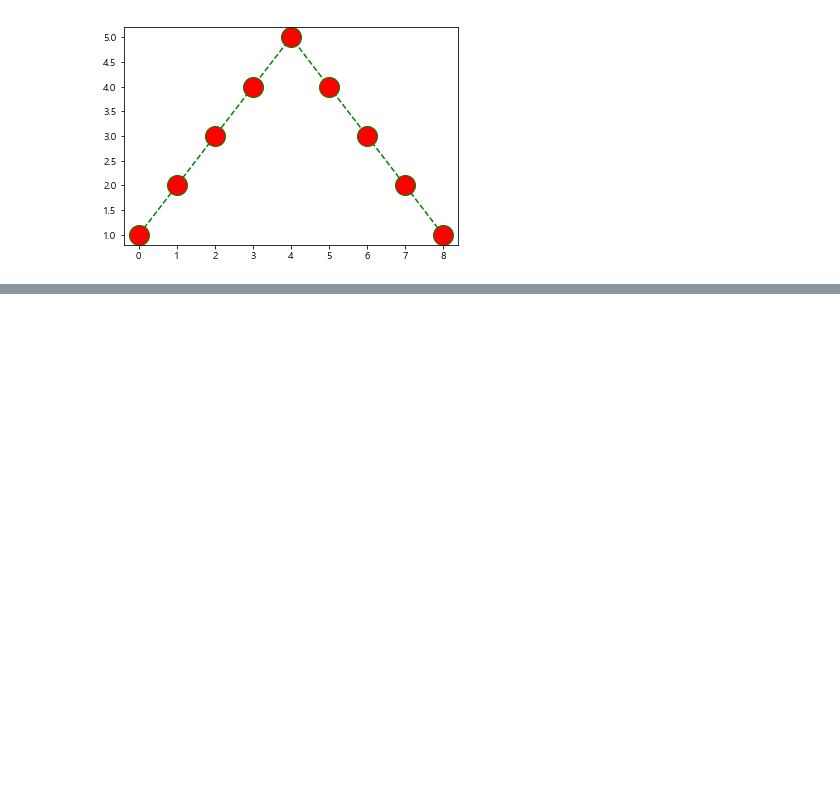
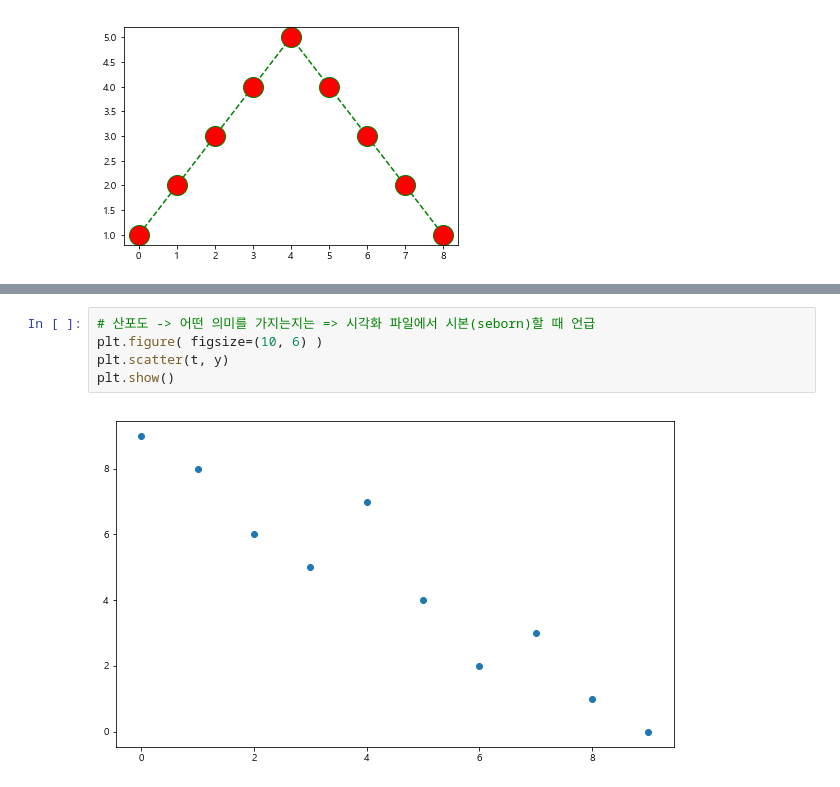
Before and after one commit to JeongsuMoon1/py_projects, a Jupyter notebook: analysis/pandas/basic/matplotlib_시각화기초.ipynb, the cells around one changed output, grey strips where cells are left out. Drawn from its saved outputs; the diff is of its cells as text; blank space fills up the shorter version.

```diff
--- a/analysis/pandas/basic/matplotlib_시각화기초.ipynb
+++ b/analysis/pandas/basic/matplotlib_시각화기초.ipynb
@@ -120,0 +136,7 @@ plt.show()
+# %%
+# 산포도 -> 어떤 의미를 가지는지는 => 시각화 파일에서 시본(seborn)할 때 언급
+plt.figure( figsize=(10, 6) )
+plt.scatter(t, y)
+plt.show()
+# %% [output]
+[figure, added]
```
Also changed, not shown: parts of 5 cells of this notebook, 26 other files.
